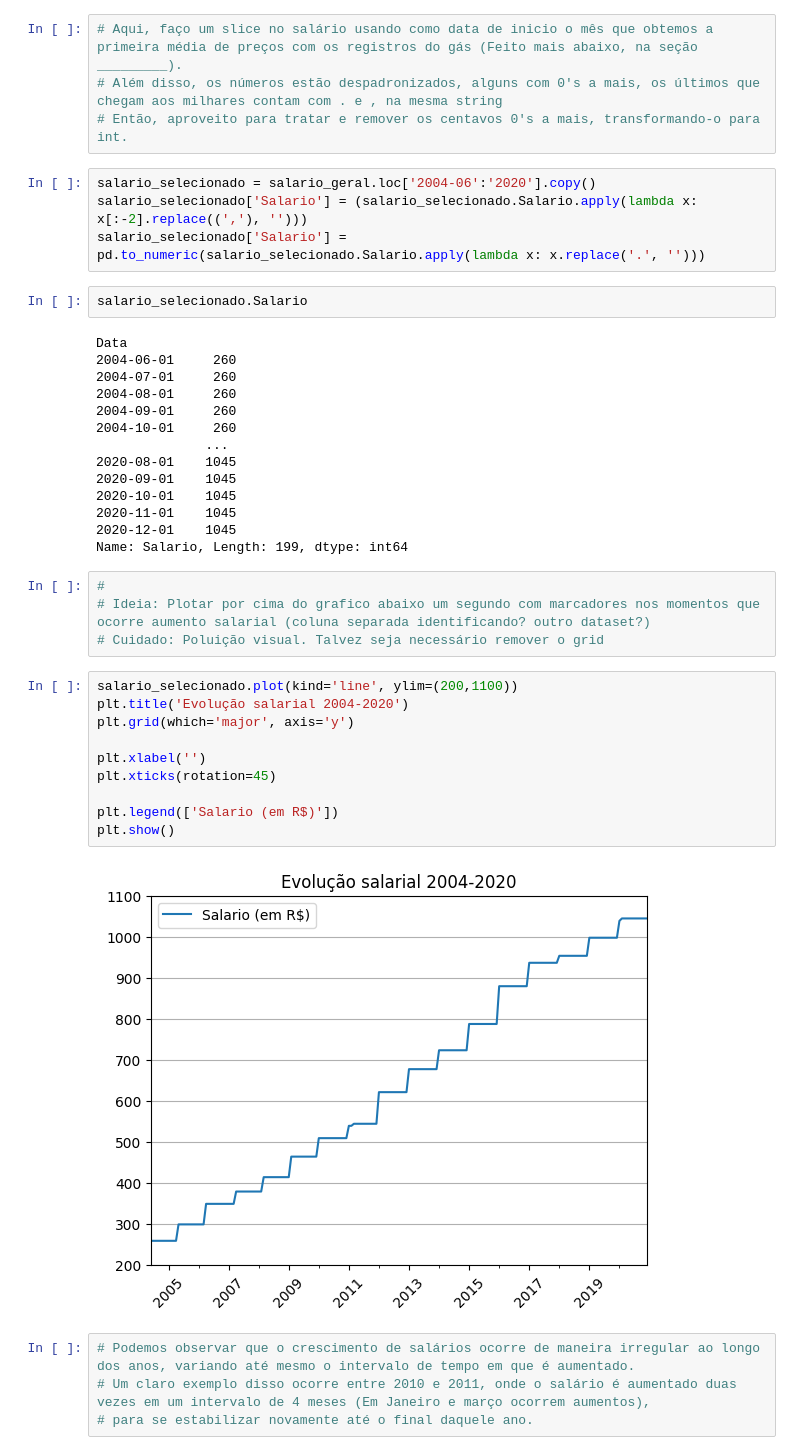
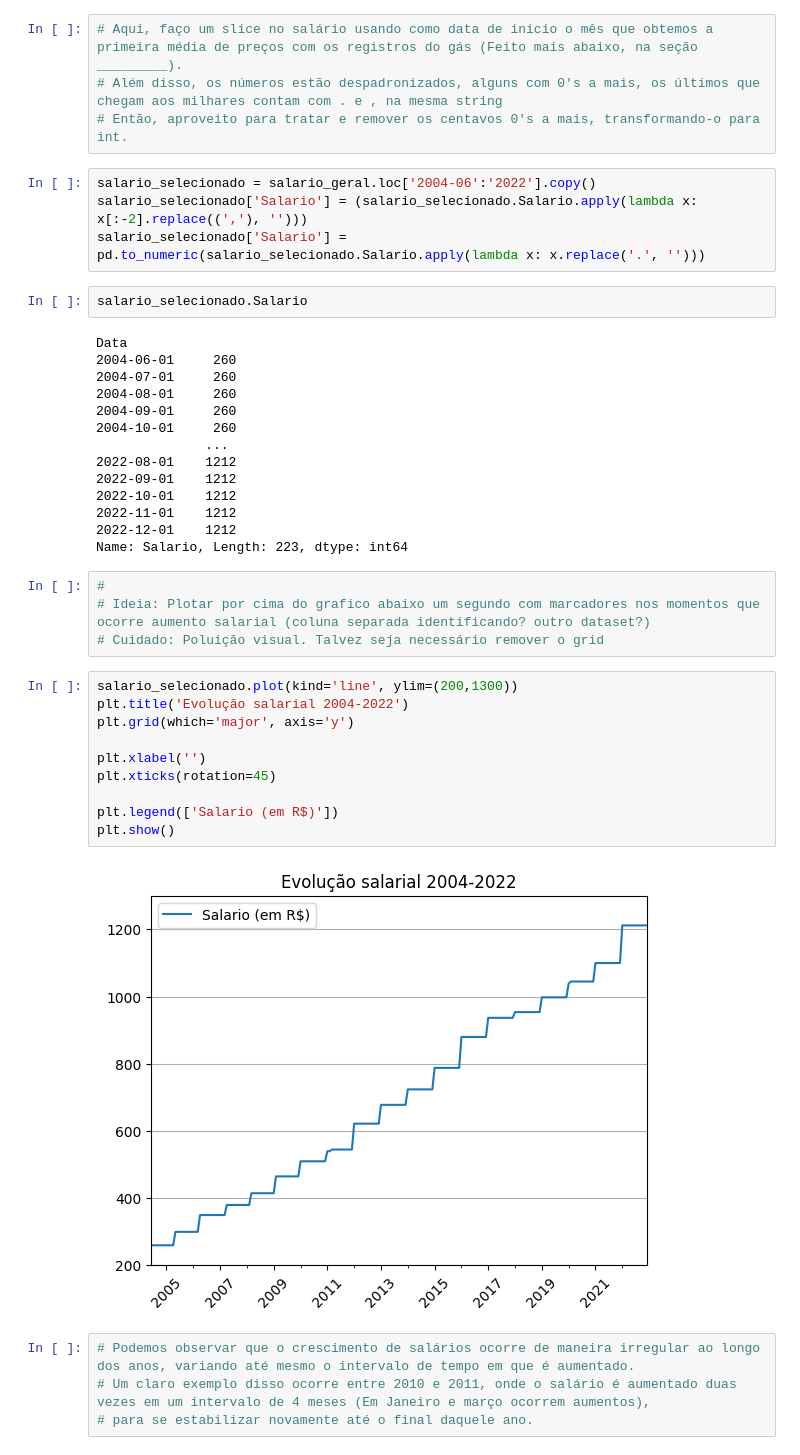
Before and after one commit to pedrorcm/historico-precos-gas, a Jupyter notebook: main.ipynb, the cells around one changed output. Drawn from its saved outputs; the diff is of its cells as text.

```diff
--- a/main.ipynb
+++ b/main.ipynb
@@ -164,7 +188,7 @@ salario_geral = salario_geral.rename({'Salário mínimo vigente':'Salario'},axis
 # Além disso, os números estão despadronizados, alguns com 0's a mais, os últimos que chegam aos milhares contam com . e , na mesma string
 # Então, aproveito para tratar e remover os centavos 0's a mais, transformando-o para int.
 # %%
-salario_selecionado = salario_geral.loc['2004-06':'2020'].copy()
+salario_selecionado = salario_geral.loc['2004-06':'2022'].copy()
 salario_selecionado['Salario'] = (salario_selecionado.Salario.apply(lambda x: x[:-2].replace((','), '')))
 salario_selecionado['Salario'] = pd.to_numeric(salario_selecionado.Salario.apply(lambda x: x.replace('.', '')))
 # %%
@@ -177,28 +201,28 @@ Data
 2004-09-01     260
 2004-10-01     260
               ...
-2020-08-01    1045
-2020-09-01    1045
-2020-10-01    1045
-2020-11-01    1045
-2020-12-01    1045
-Name: Salario, Length: 199, dtype: int64
+2022-08-01    1212
+2022-09-01    1212
+2022-10-01    1212
+2022-11-01    1212
+2022-12-01    1212
+Name: Salario, Length: 223, dtype: int64
 # %%
 #
 # Ideia: Plotar por cima do grafico abaixo um segundo com marcadores nos momentos que ocorre aumento salarial (coluna separada identificando? outro dataset?)
 # Cuidado: Poluição visual. Talvez seja necessário remover o grid
 # %%
-salario_selecionado.plot(kind='line', ylim=(200,1100))
-plt.title('Evolução salarial 2004-2020')
+salario_selecionado.plot(kind='line', ylim=(200,1300))
+plt.title('Evolução salarial 2004-2022')
 plt.grid(which='major', axis='y')
 
 plt.xlabel('')
 plt.xticks(rotation=45)
 
 plt.legend(['Salario (em R$)'])
 plt.show()
 # %% [output]
-[figure, old version]
+[figure, new version]
 # %%
 # Podemos observar que o crescimento de salários ocorre de maneira irregular ao longo dos anos, variando até mesmo o intervalo de tempo em que é aumentado.
 # Um claro exemplo disso ocorre entre 2010 e 2011, onde o salário é aumentado duas vezes em um intervalo de 4 meses (Em Janeiro e março ocorrem aumentos),
```
Also changed, not shown: parts of 27 cells of this notebook.
